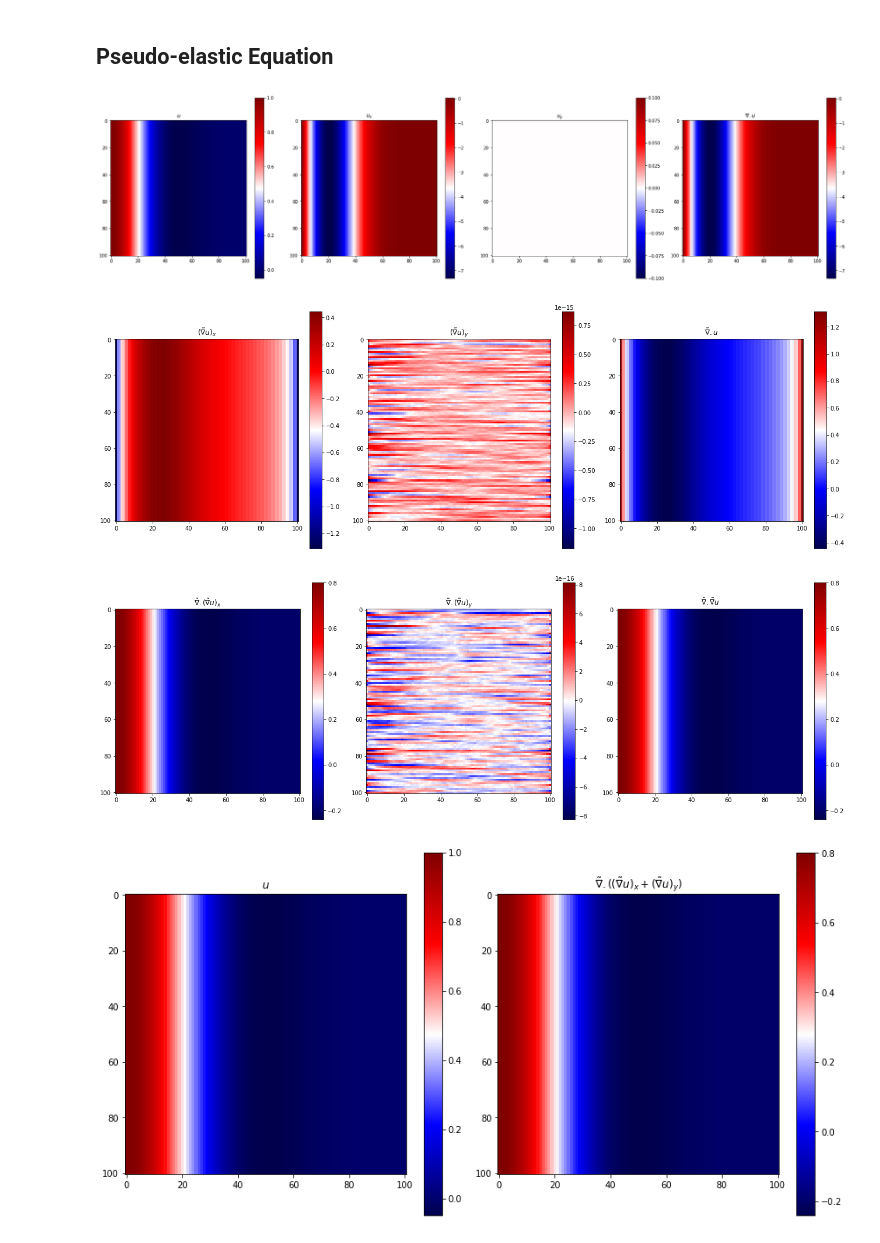
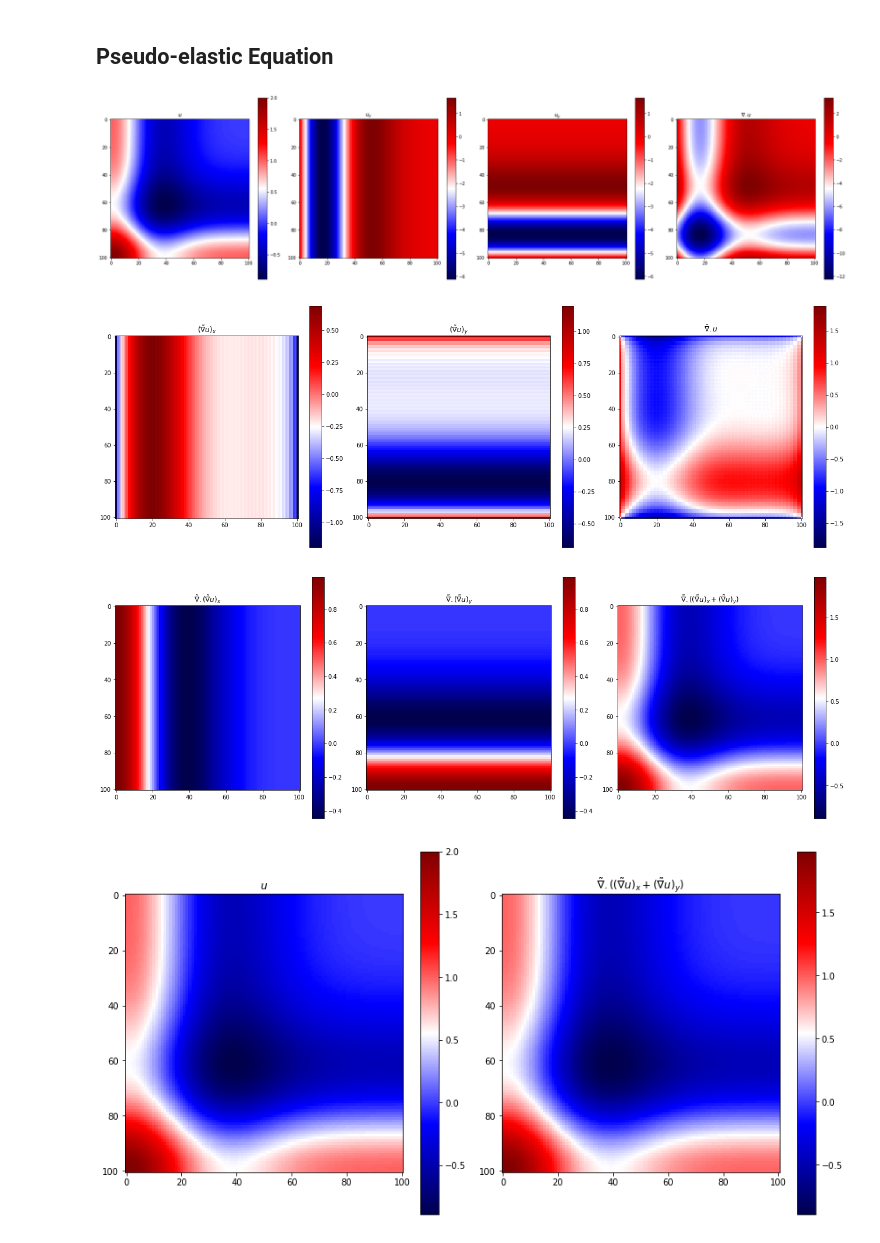
Before and after one commit to nimberledge/akm-fwi, a Jupyter notebook: elastic/Pseudo-elastic.ipynb, the cells around one changed output. Drawn from its saved outputs; the diff is of its cells as text; code cells hidden in the pictures.

```diff
--- a/elastic/Pseudo-elastic.ipynb
+++ b/elastic/Pseudo-elastic.ipynb
@@ -29,37 +29,44 @@ for i in range(size[0]):
     for j in range(size[1]):
         x = j / (size[1] - 1)
 #         Simple sine wave (x)
 #         u_initial[i, j] = np.sin(2 * np.pi * x)
 #         u_dx[i, j] = 2 * np.pi * np.cos(2 * np.pi * x)
 #         u_dy[i, j] = 0
 
 #         Ricker wavelet (x)
-        u_initial[i, j] = (1 - 2*np.pi*f**2*x**2)*np.exp(-1 * np.pi**2 * f**2 * x**2)
-#         u_dy[i, j] = 0
-        u_dx[i, j] = ((np.exp(-1 * np.pi**2 * f**2 * x**2)*(-2*x*np.pi**2 * f**2)) * (1 - 2*np.pi*f**2*x**2) +
+        u_initial[i, j] = (
+            (1 - 2*np.pi**2*f**2*x**2)*np.exp(-1 * np.pi**2 * f**2 * x**2) +
+            (1 - 2*np.pi**2*f**2*y**2)*np.exp(-1 * np.pi**2 * f**2 * y**2)
+        )
+        u_dy[i, j] = (
+                      (np.exp(-1 * np.pi**2 * f**2 * y**2)*(-2*y*np.pi**2 * f**2)) * (1 - 2*np.pi**2*f**2*y**2) +
+                      (-2 * np.pi**2 * f**2 * 2 * y) * np.exp(-1 * np.pi**2 * f**2 * y**2)
+                     )
+        u_dx[i, j] = (
+                      (np.exp(-1 * np.pi**2 * f**2 * x**2)*(-2*x*np.pi**2 * f**2)) * (1 - 2*np.pi**2*f**2*x**2) +
                       (-2 * np.pi**2 * f**2 * 2 * x) * np.exp(-1 * np.pi**2 * f**2 * x**2)
                      )
 #         Simple polynomial
 #         u_initial[i, j] = 2 * (x-0.5)**2 - 9 * y
 #         u_dx[i, j] = 4 * (x-0.5)
 #         u_dy[i, j] = -9
 
 fig, axs = plt.subplots(1, 4, figsize=(24, 6))
 _, _, im0 = plot_fn_snapshot(u_initial, axs=axs[0], cmap='seismic')
 _, _, im1 = plot_fn_snapshot(u_dx, axs=axs[1], cmap='seismic')
 _, _, im2 = plot_fn_snapshot(u_dy, axs=axs[2], cmap='seismic')
 _, _, im3 = plot_fn_snapshot((u_dx + u_dy), axs=axs[3], cmap='seismic')
 fig.colorbar(im0, ax=axs[0])
 fig.colorbar(im1, ax=axs[1])
 fig.colorbar(im2, ax=axs[2])
 fig.colorbar(im3, ax=axs[3])
 axs[0].set_title(r"$u$")
 axs[1].set_title(r"$u_x$")
 axs[2].set_title(r"$u_y$")
 axs[3].set_title(r"$\nabla . u$")
 fig.tight_layout(pad=0.5)
 # %% [output]
-[figure, old version]
+[figure, new version]
 # %%
 def normalized_gradient(f, dim=2, eps=1e-6):
     size = f.data.shape
@@ -99,7 +106,7 @@ cbar2 = fig.colorbar(im2, ax=axs[2])
 axs[2].set_title(r"$\tilde{\nabla} . u$")
 fig.tight_layout(pad=0.5)
 # %% [output]
-[figure, old version]
+[figure, new version]
 # %%
 div_ddx = normalized_div(ddx)
 div_ddy = normalized_div(ddy)
@@ -114,10 +121,10 @@ fig.colorbar(im1, ax=axs[1])
 fig.colorbar(im2, ax=axs[2])
 axs[0].set_title(r"$\tilde{\nabla} . (\tilde{\nabla} u)_x$")
 axs[1].set_title(r"$\tilde{\nabla} . (\tilde{\nabla} u)_y$")
-axs[2].set_title(r"$\tilde{\nabla} . \tilde{\nabla} u$")
+axs[2].set_title(r"$\tilde{\nabla} . ((\tilde{\nabla} u)_x + (\tilde{\nabla} u)_y)$")
 fig.tight_layout(pad=0.5)
 # %% [output]
-[figure, old version]
+[figure, new version]
 # %%
 fig, axs = plt.subplots(1, 2, figsize=(12, 6))
 _, _, im0 = plot_fn_snapshot(np.real(u_initial), fig=fig, axs=axs[0], cmap='seismic')
@@ -128,7 +135,7 @@ fig.colorbar(im0, ax=axs[0])
 fig.colorbar(im1, ax=axs[1])
 fig.tight_layout(pad=0.5)
 # %% [output]
-[figure, old version]
+[figure, new version]
 # %%
 ddx_ddx, _ = normalized_gradient(ddx)
 _, ddy_ddy = normalized_gradient(ddy)
```
Also changed, not shown: parts of 5 cells of this notebook.
